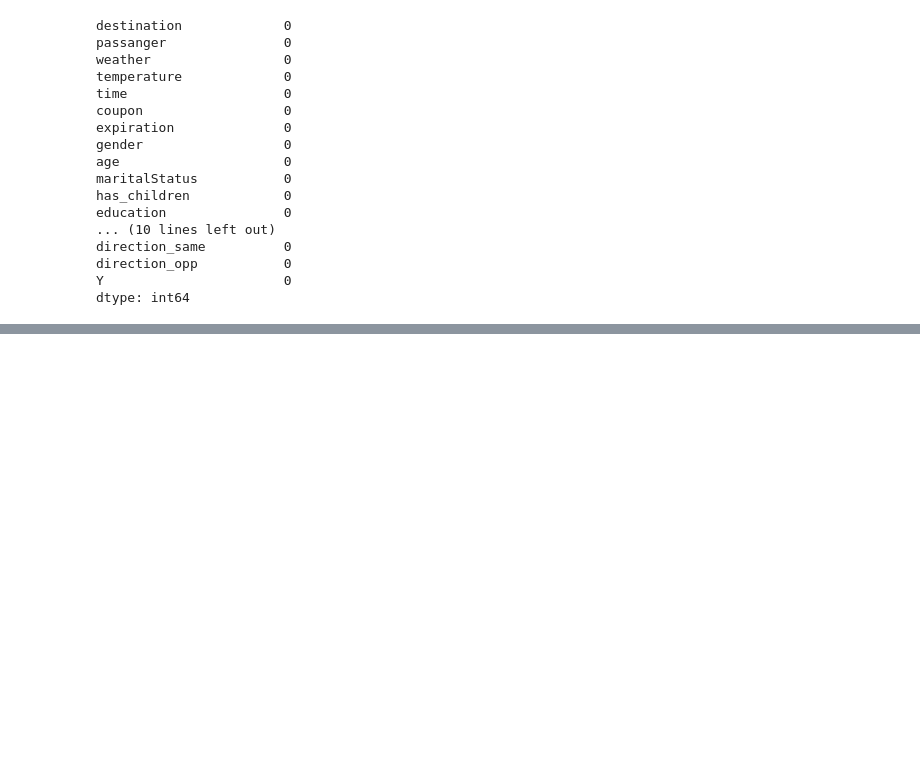
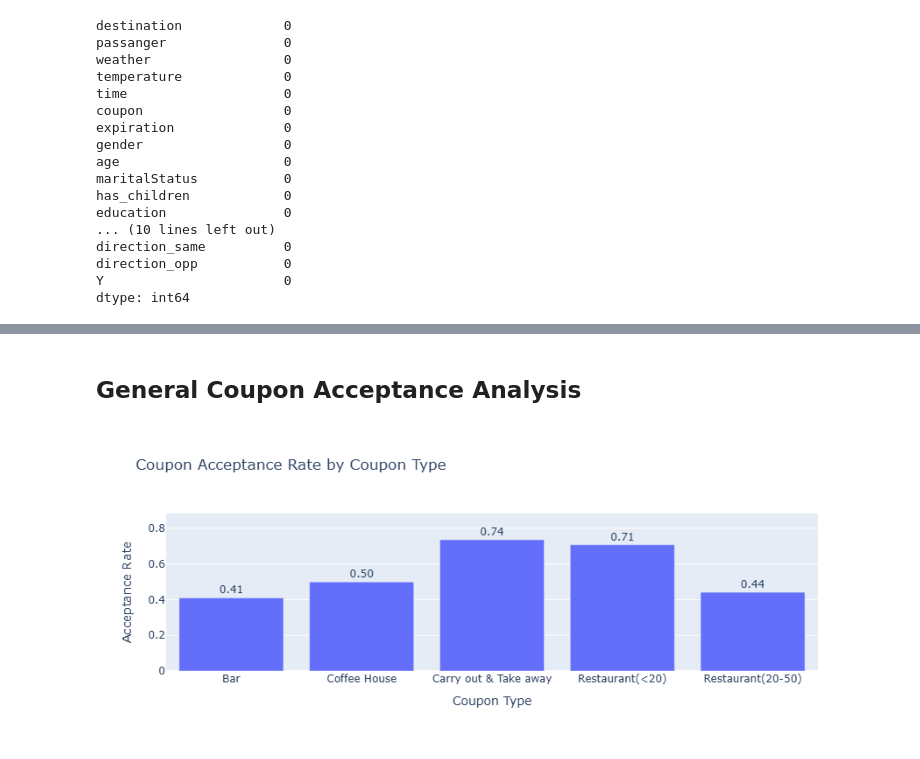
Before and after one commit to dsnyder1974/Coupon_Acceptance, a Jupyter notebook: Coupons.ipynb, the cells around one changed output, grey strips where cells are left out. Cells and saved outputs as stored; diff of their text form; code cells hidden in the pictures; blank space fills up the shorter version.

Commit message:
Added some data organization and a section on bar coupon analysis.

```diff
--- a/Coupons.ipynb
+++ b/Coupons.ipynb
@@ -186,0 +197,31 @@ data.sample(10)
+# %%
+coupon_order = ['Bar','Coffee House','Carry out & Take away','Restaurant(<20)','Restaurant(20-50)']
+data['coupon'] = pd.Categorical(data['coupon'], categories=coupon_order, ordered=True)
+freq_order = ['never','less1','1~3','4~8','gt8']
+data['Bar'] = pd.Categorical(data['Bar'], categories=freq_order, ordered=True)
+data['CoffeeHouse'] = pd.Categorical(data['CoffeeHouse'], categories=freq_order, ordered=True)
+data['CarryAway'] = pd.Categorical(data['CarryAway'], categories=freq_order, ordered=True)
+data['RestaurantLessThan20'] = pd.Categorical(data['RestaurantLessThan20'], categories=freq_order, ordered=True)
+data['Restaurant20To50'] = pd.Categorical(data['Restaurant20To50'], categories=freq_order, ordered=True)
+age_order = ['below21', '21', '26', '31', '36', '41', '46', '50plus']
+data['age'] = pd.Categorical(data['age'], categories=age_order, ordered=True)
+# %% [markdown]
+## General Coupon Acceptance Analysis
+# %%
+coupon_acceptance = data.groupby('coupon', observed=True)['Y'].mean().reset_index()
+fig = px.bar(
+    coupon_acceptance,
+    x='coupon',
+    y='Y',
+    text='Y',
+    title='Coupon Acceptance Rate by Coupon Type',
+    labels={
+        'coupon': 'Coupon Type',
+        'Y': 'Acceptance Rate'
+    }
+)
+fig.update_traces(texttemplate='%{text:.2f}', textposition='outside')
+fig.update_yaxes(range=[0, coupon_acceptance['Y'].max() * 1.2])
+fig.show()
+# %% [output]
+[figure, added]
```
Also changed, not shown: parts of 21 cells of this notebook.
